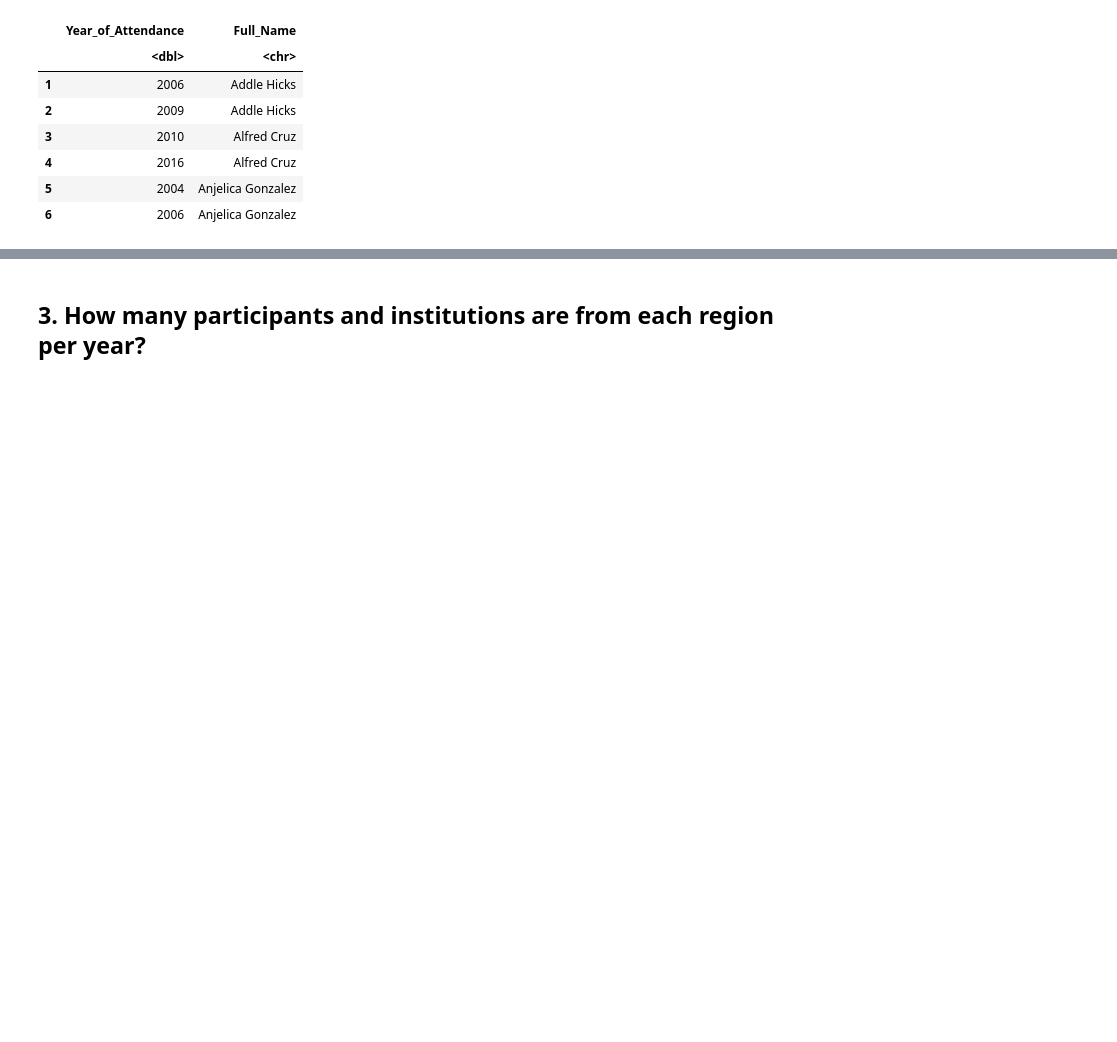
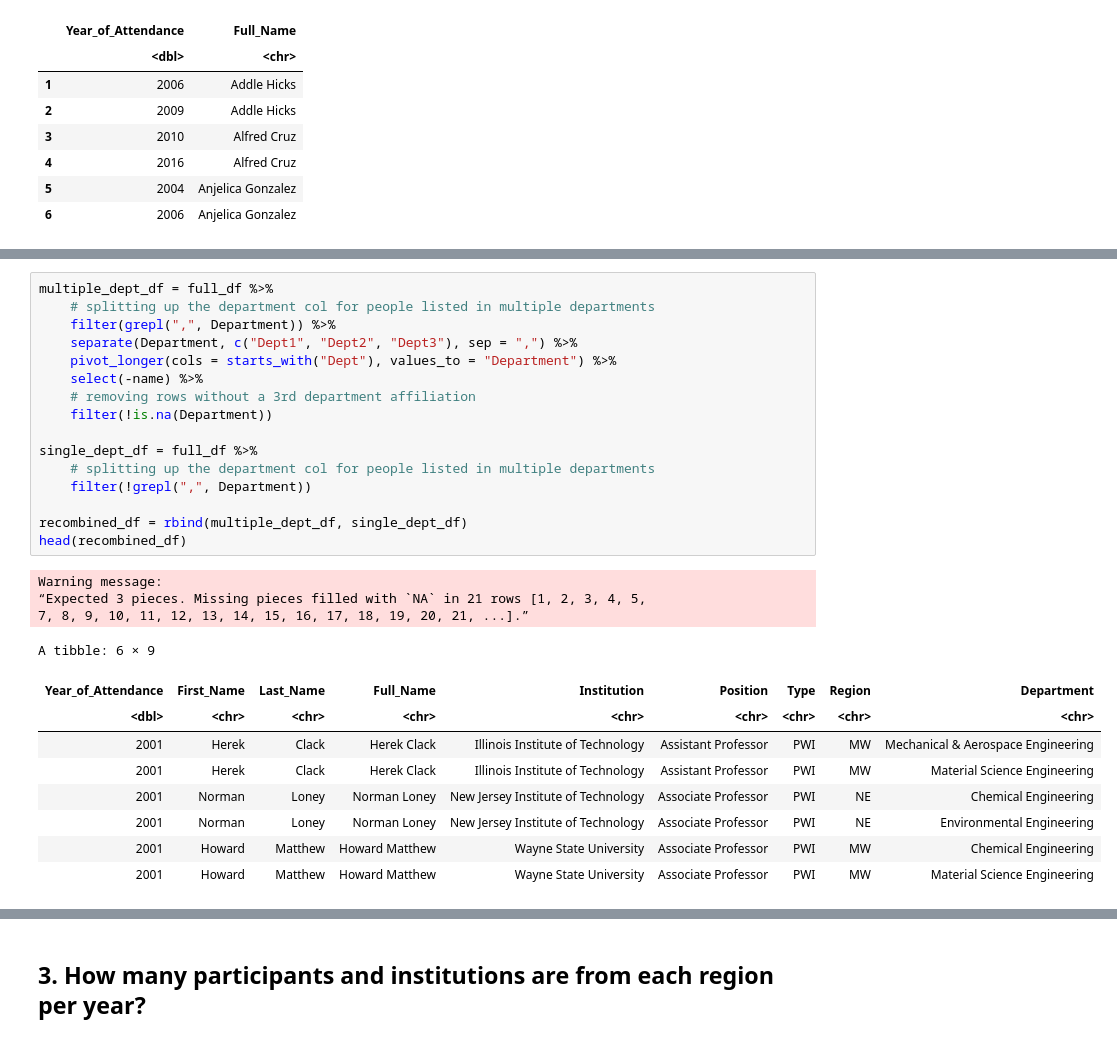
Before and after one commit to alexispayton/Miscellaneous, a Jupyter notebook: Data Questions.ipynb, the cells around one changed output, grey strips where cells are left out. Drawn from its saved outputs; the diff is of its cells as text; blank space fills up the shorter version.

```diff
--- a/Data Questions.ipynb
+++ b/Data Questions.ipynb
@@ -83,0 +112,29 @@ A data.frame: 6 × 2
+# %%
+multiple_dept_df = full_df %>%
+    # splitting up the department col for people listed in multiple departments
+    filter(grepl(",", Department)) %>%
+    separate(Department, c("Dept1", "Dept2", "Dept3"), sep = ",") %>%
+    pivot_longer(cols = starts_with("Dept"), values_to = "Department") %>%
+    select(-name) %>%
+    # removing rows without a 3rd department affiliation
+    filter(!is.na(Department))
+
+single_dept_df = full_df %>%
+    # splitting up the department col for people listed in multiple departments
+    filter(!grepl(",", Department))
+
+recombined_df = rbind(multiple_dept_df, single_dept_df)
+head(recombined_df)
+# %% [output]
+Warning message:
+“Expected 3 pieces. Missing pieces filled with `NA` in 21 rows [1, 2, 3, 4, 5,
+7, 8, 9, 10, 11, 12, 13, 14, 15, 16, 17, 18, 19, 20, 21, ...].”
+A tibble: 6 × 9
+| Year_of_Attendance | First_Name | Last_Name | Full_Name | Institution | Position | Type | Region | Department |
+| <dbl> | <chr> | <chr> | <chr> | <chr> | <chr> | <chr> | <chr> | <chr> |
+| 2001 | Herek | Clack | Herek Clack | Illinois Institute of Technology | Assistant Professor | PWI | MW | Mechanical & Aerospace Engineering |
+| 2001 | Herek | Clack | Herek Clack | Illinois Institute of Technology | Assistant Professor | PWI | MW | Material Science Engineering |
+| 2001 | Norman | Loney | Norman Loney | New Jersey Institute of Technology | Associate Professor | PWI | NE | Chemical Engineering |
+| 2001 | Norman | Loney | Norman Loney | New Jersey Institute of Technology | Associate Professor | PWI | NE | Environmental Engineering |
+| 2001 | Howard | Matthew | Howard Matthew | Wayne State University | Associate Professor | PWI | MW | Chemical Engineering |
+| 2001 | Howard | Matthew | Howard Matthew | Wayne State University | Associate Professor | PWI | MW | Material Science Engineering |
```
Also changed, not shown: parts of 12 cells of this notebook.
